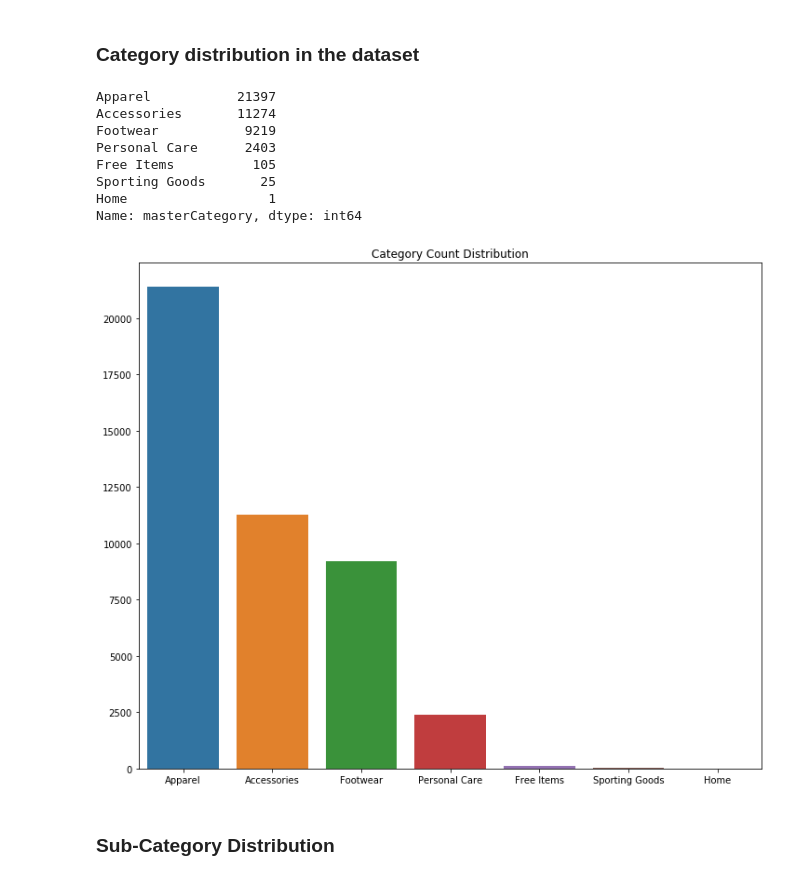
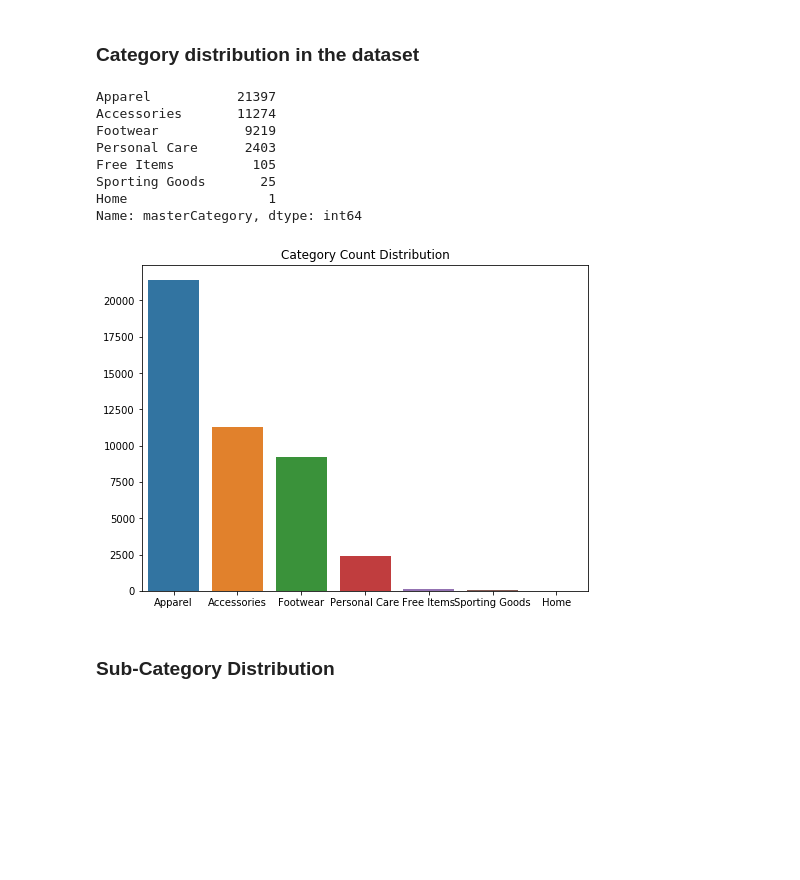
Before and after one commit to smitkiri/fashion-product-recommendation, a Jupyter notebook: Data Preprocessing.ipynb, the cells around one changed output. Saved outputs shown, nothing was run; the diff lists cells and outputs as text; code cells hidden in the pictures; blank space fills up the shorter version.

Commit message:
Project completion commit

```diff
--- a/Data Preprocessing.ipynb
+++ b/Data Preprocessing.ipynb
@@ -18,7 +20,7 @@ project_path = "C:\\Users\\Smit\\ds5230_2020_project\\"
 # %% [markdown]
 # Reading styles file containing information like apparel categories and sub-categories of images
 # %%
-styles = pd.read_csv(project_path + 'styles.csv', error_bad_lines = False)
+styles = pd.read_csv('styles.csv', error_bad_lines = False)
 styles.head()
 # %% [output]
 b'Skipping line 6044: expected 10 fields, saw 11\nSkipping line 6569: expected 10 fields, saw 11\nSkipping line 7399: expected 10 fields, saw 11\nSkipping line 7939: expected 10 fields, saw 11\nSkippi ...
@@ -32,21 +34,21 @@ b'Skipping line 6044: expected 10 fields, saw 11\nSkipping line 6569: expected 1
 ### Category distribution in the dataset
 # %%
 categories = styles['masterCategory'].value_counts()
-plt.figure(figsize=(12,10))
+plt.figure(figsize=(8,6))
 sns.barplot(x=[name for name in categories.index], y = [cnt for cnt in categories])
 plt.title("Category Count Distribution")
 print(categories)
 del categories
 # %% [output]
 Apparel           21397
 Accessories       11274
 Footwear           9219
 Personal Care      2403
 Free Items          105
 Sporting Goods       25
 Home                  1
 Name: masterCategory, dtype: int64
-[figure, old version]
+[figure, new version]
 # %% [markdown]
 ### Sub-Category Distribution
 # %%
```
Also changed, not shown: parts of 16 cells of this notebook, 16 other files.
